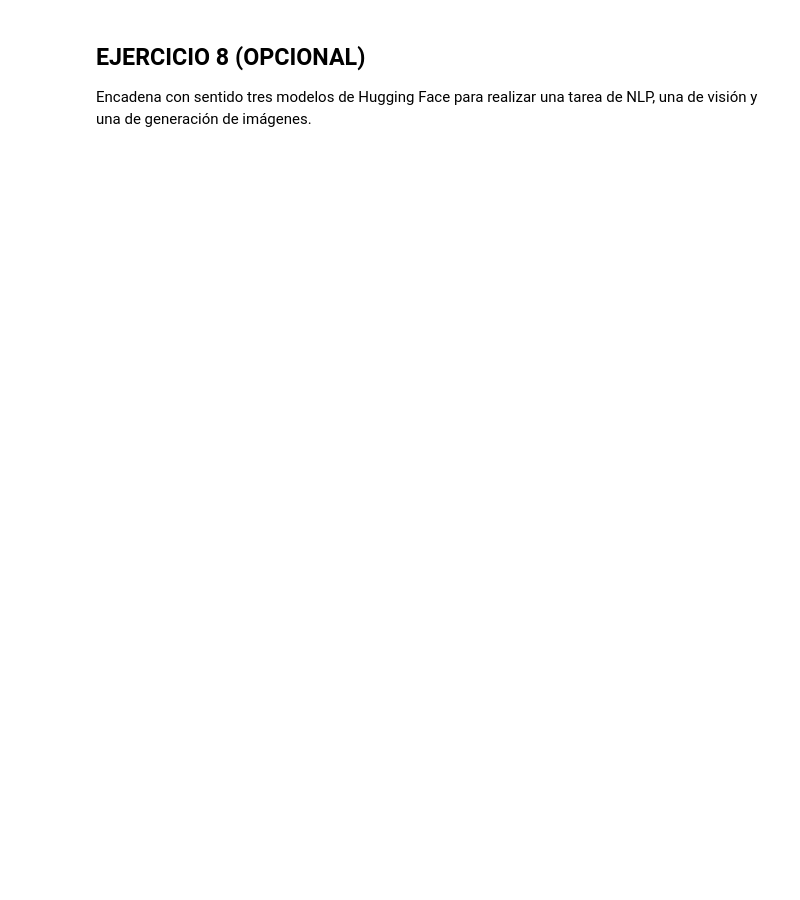
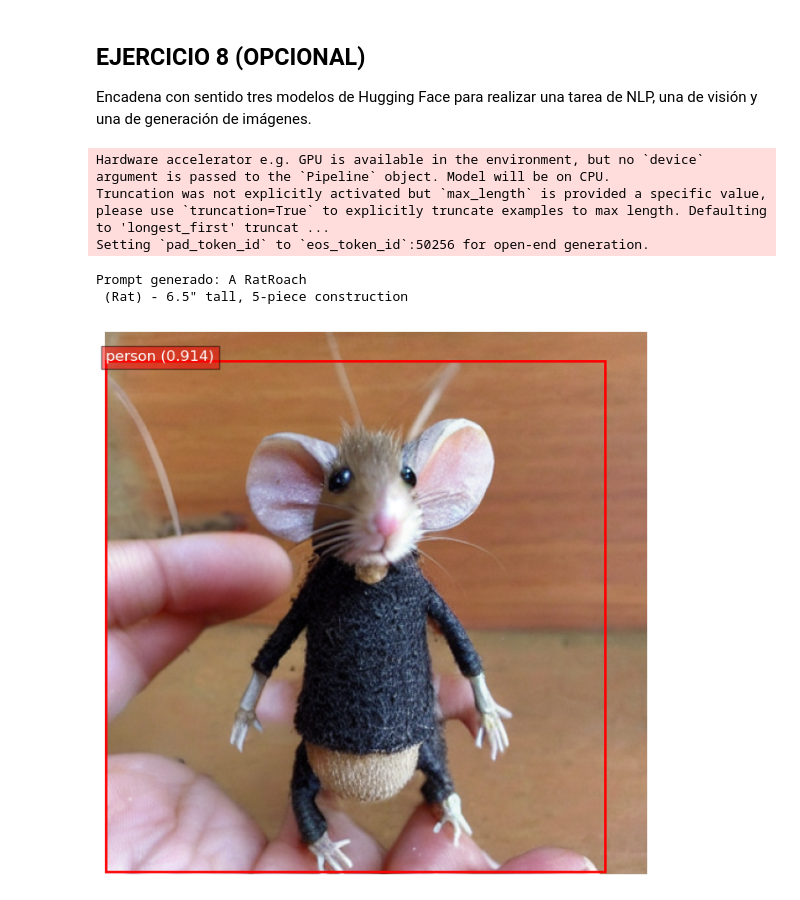
Before and after one commit to xabierguerrero/IABD_2425, a Jupyter notebook: Python_Ejers/SAPA/Deep_Learning/Ejercicios/6_3Ejercicios.ipynb, the cells around one changed output. Drawn from its saved outputs; the diff is of its cells as text; code cells hidden in the pictures; blank space fills up the shorter version.

```diff
--- a/Python_Ejers/SAPA/Deep_Learning/Ejercicios/6_3Ejercicios.ipynb
+++ b/Python_Ejers/SAPA/Deep_Learning/Ejercicios/6_3Ejercicios.ipynb
@@ -312,3 +399,60 @@ El texto de entrada para el primer modelo va a ser
 # %% [markdown]
 ## EJERCICIO 8 (OPCIONAL)
 Encadena con sentido tres modelos de Hugging Face para realizar una tarea de NLP, una de visión y una de generación de imágenes.
+# %%
+# %conda env config vars set OPENBLAS_NUM_THREADS=1
+
+# Cargar el modelo de texto GPT-2
+text_generator = pipeline("text-generation", model="gpt2-medium")
+
+# Generar prompt de imagen con GPT-2
+input_text = "A RatRoach"
+generated_prompt = text_generator(input_text, max_length=20, temperature=0.7, repetition_penalty=1.5, top_k=50, top_p=0.9, eos_token_id=50256)[0]['generated_text']
+
+print("Prompt generado:", generated_prompt)
+
+# Cargar el modelo de Stable Diffusion
+sd_pipeline = DiffusionPipeline.from_pretrained("runwayml/stable-diffusion-v1-5")
+sd_pipeline.to("cuda")
+
+# Generar imagen con el prompt de GPT-2
+image = sd_pipeline(generated_prompt).images[0]
+
+# Guardar imagen
+
+processor = DetrImageProcessor.from_pretrained("facebook/detr-resnet-50", revision="no_timm")
+model = DetrForObjectDetection.from_pretrained("facebook/detr-resnet-50", revision="no_timm")
+
+# Procesar la imagen y obtener las predicciones
+inputs = processor(images=image, return_tensors="pt")
+outputs = model(**inputs)
+
+# Convertir las salidas (cajas delimitadoras y logits de clase) a la API COCO
+target_sizes = torch.tensor([image.size[::-1]])
+results = processor.post_process_object_detection(outputs, target_sizes=target_sizes, threshold=0.9)[0]
+
+# Mostrar la imagen con Matplotlib
+fig, ax = plt.subplots(1, figsize=(10, 8))
+ax.imshow(image)
+
+# Dibujar los recuadros sobre la imagen
+for score, label, box in zip(results["scores"], results["labels"], results["boxes"]):
+    box = [round(i, 2) for i in box.tolist()]
+    x, y, xmax, ymax = box
+    width, height = xmax - x, ymax - y
+    rect = patches.Rectangle((x, y), width, height, linewidth=2, edgecolor='red', facecolor='none')
+    ax.add_patch(rect)
+
+    label_name = model.config.id2label[label.item()]
+    text = f"{label_name} ({round(score.item(), 3)})"
+    ax.text(x, y, text, fontsize=12, color='white', bbox=dict(facecolor='red', alpha=0.5))
+
+plt.axis('off')
+plt.show()
+# %% [output]
+Hardware accelerator e.g. GPU is available in the environment, but no `device` argument is passed to the `Pipeline` object. Model will be on CPU.
+Truncation was not explicitly activated but `max_length` is provided a specific value, please use `truncation=True` to explicitly truncate examples to max length. Defaulting to 'longest_first' truncat ...
+Setting `pad_token_id` to `eos_token_id`:50256 for open-end generation.
+Prompt generado: A RatRoach
+ (Rat) - 6.5" tall, 5-piece construction
+[figure, added]
```
Also changed, not shown: parts of 7 cells of this notebook, 2 other files.
